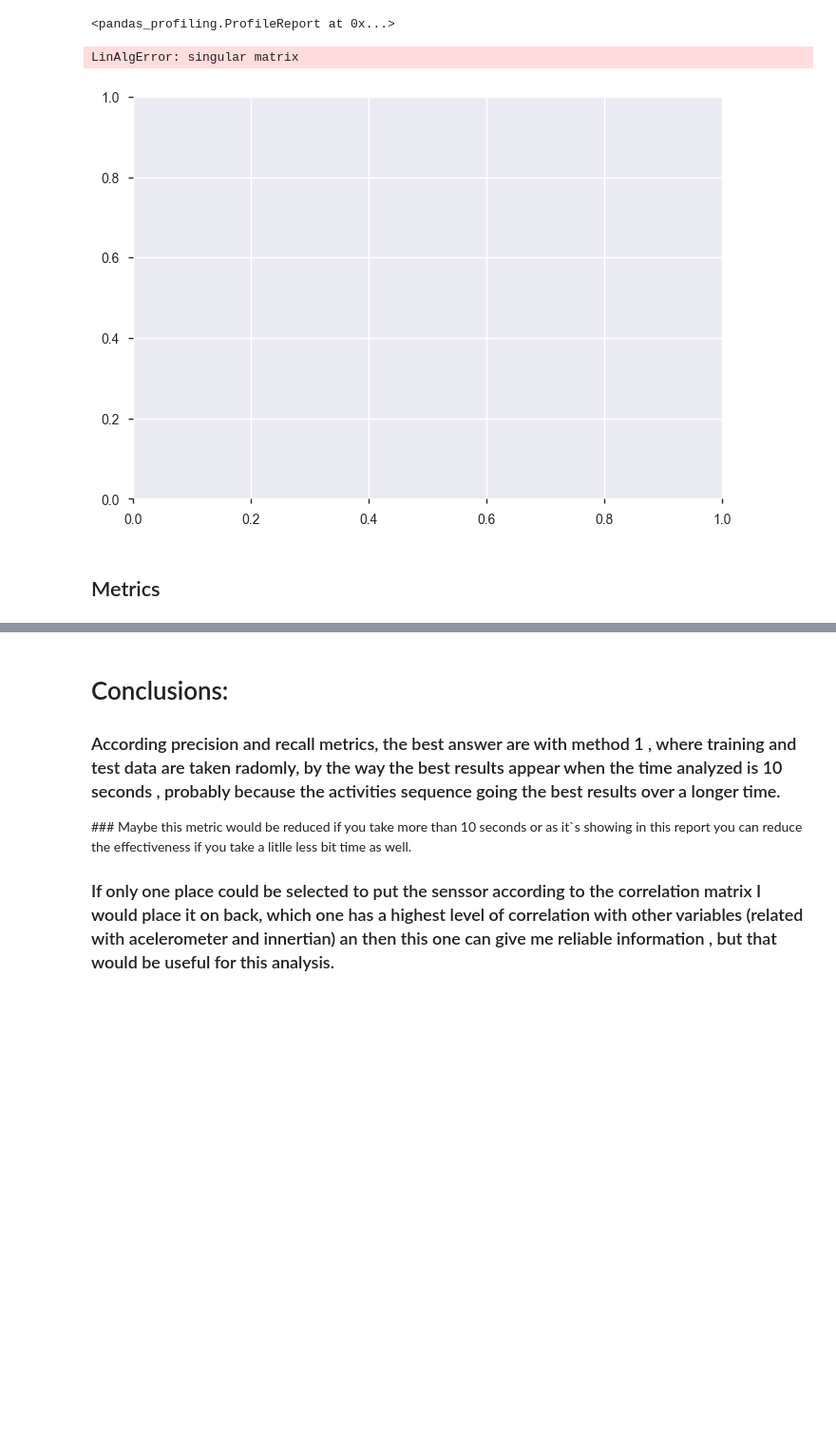
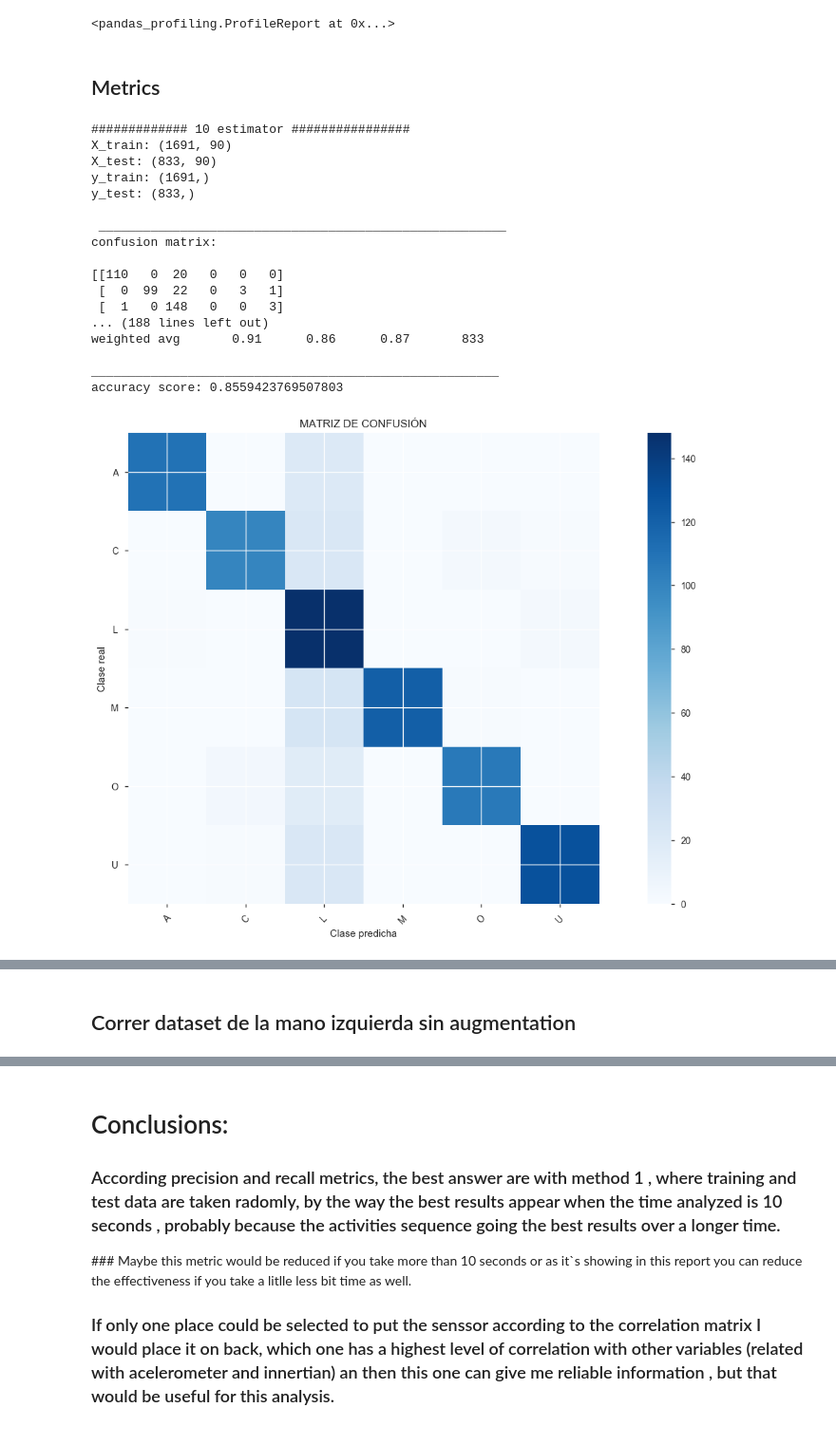
Before and after one commit to jormartin77/opportunity, a Jupyter notebook: Proyecto-Final.ipynb, the cells around one changed output, grey strips where cells are left out. Shown at 95% size. Cells and saved outputs as stored; diff of their text form; code cells hidden in the pictures; blank space fills up the shorter version.

```diff
--- a/Proyecto-Final.ipynb
+++ b/Proyecto-Final.ipynb
@@ -431,24 +443,37 @@ To register the converters:
         >>> register_matplotlib_converters()
   warnings.warn(msg, FutureWarning)
 <pandas_profiling.ProfileReport at 0x...>
-# %%
-"""#separate by class, see feature mean
-all_data_1S_0 = data[data.muestra=="A"]
-all_data_1S_1 = data[data.muestra=="C"]
-all_data_1S_2 = data[data.muestra=="L"]
-all_data_1S_3 = data[data.muestra=="M"]
-all_data_1S_4 = data[data.muestra=="0"]
-all_data_1S_5 = data[data.muestra=="U"]
-
-
-draw_col = 10
-sns.distplot(all_data_1S_0.iloc[:,draw_col], hist=False, kde=True, color='red')
-sns.distplot(all_data_1S_1.iloc[:,draw_col], hist=False, kde=True, color='green')
-sns.distplot(all_data_1S_2.iloc[:,draw_col], hist=False, kde=True, color='yellow')
-sns.distplot(all_data_1S_4.iloc[:,draw_col], hist=False, kde=True, color='blue')
-sns.distplot(all_data_1S_5.iloc[:,draw_col], hist=False, kde=True, color='black')"""
-# %% [output]
-LinAlgError: singular matrix
-[figure, removed]
 # %% [markdown]
 ## Metrics
+# %%
+print("############# 10 estimator ################")
+excercise_1(all_data_1S, 10)
+print("############# 15 estimator ################")
+excercise_1(all_data_1S, 15)
+print("############# 20 estimator ################")
+excercise_1(all_data_1S, 20)
+print("############# 30 estimator ################")
+excercise_1(all_data_1S, 30)
+print("############# 50 estimator ################")
+excercise_1(all_data_1S, 50)
+print("############# 10 estimator ################")
+excercise_1(all_data_1S, 100)
+# %% [output]
+############# 10 estimator ################
+X_train: (1691, 90)
+X_test: (833, 90)
+y_train: (1691,)
+y_test: (833,)
+
+ _______________________________________________________
+confusion matrix:
+
+[[110   0  20   0   0   0]
+ [  0  99  22   0   3   1]
+ [  1   0 148   0   0   3]
+... (188 lines left out)
+weighted avg       0.91      0.86      0.87       833
+
+_______________________________________________________
+accuracy score: 0.8559423769507803
+[figure, added]
@@ -455 +485,3 @@ LinAlgError: singular matrix
+# %% [markdown]
+## Correr dataset de la mano izquierda sin augmentation
 # %%
```
Also changed, not shown: parts of 16 cells of this notebook, 10 other files.
